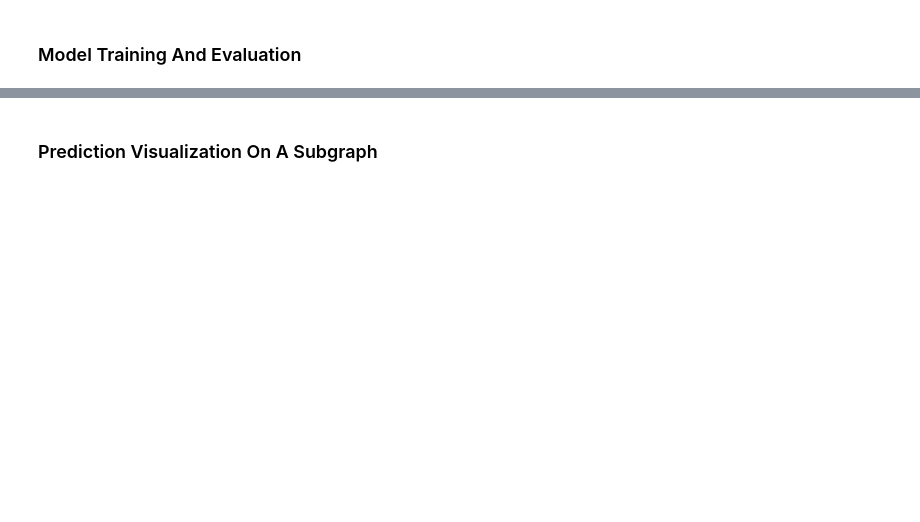
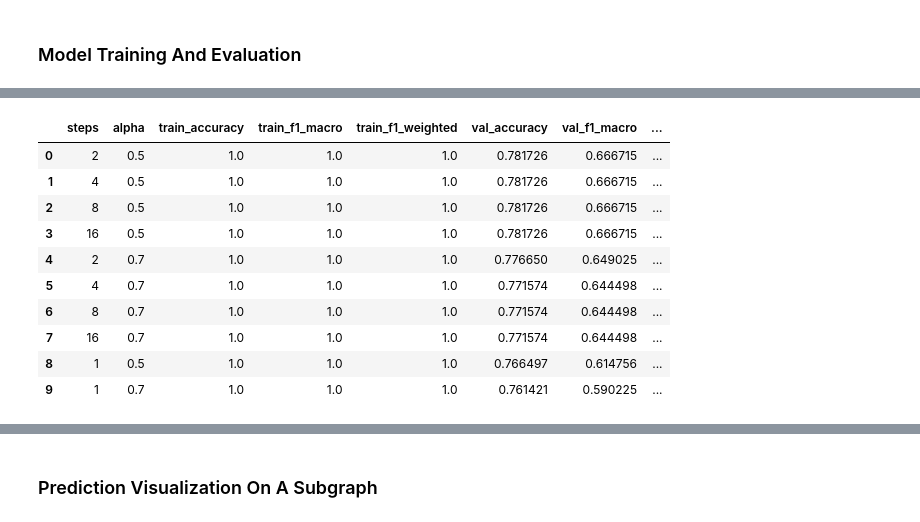
Before and after one commit to vladmysko123/IW1.-Graph-ML, a Jupyter notebook: main.ipynb, the cells around one changed output, grey strips where cells are left out. Saved outputs shown, nothing was run; the diff lists cells and outputs as text; code cells hidden in the pictures; blank space fills up the shorter version.

```diff
--- a/main.ipynb
+++ b/main.ipynb
@@ -894,0 +1075,72 @@ plt.show()
+# %%
+ensemble_candidates = results_df.head(min(6, len(results_df)))
+ensemble_logit_list = []
+for _, row in ensemble_candidates.iterrows():
+    ensemble_logit_list.append(trained_runs[int(row["run_id"])]["logits"])
+ensemble_logits = torch.stack(ensemble_logit_list, dim=0).mean(dim=0)
+ensemble_probabilities = torch.softmax(ensemble_logits, dim=1)
+ensemble_predictions = ensemble_probabilities.argmax(dim=1)
+ensemble_scores = evaluate_predictions(ensemble_predictions, data)
+
+smoothing_trials = []
+for steps in [1, 2, 4, 8, 16]:
+    for alpha in [0.5, 0.7, 0.85, 0.95]:
+        smoothed_probabilities = smooth_probabilities(
+            ensemble_probabilities,
+            steps=steps,
+            alpha=alpha,
+            clamp_train=True,
+        )
+        smoothed_predictions = smoothed_probabilities.argmax(dim=1)
+        scores = evaluate_predictions(smoothed_predictions, data)
+        smoothing_trials.append(
+            {
+                "steps": steps,
+                "alpha": alpha,
+                **scores,
+                "predictions": smoothed_predictions,
+                "probabilities": smoothed_probabilities,
+            }
+        )
+
+smoothing_results_df = pd.DataFrame(
+    [
+        {key: value for key, value in row.items() if key not in {"predictions", "probabilities"}}
+        for row in smoothing_trials
+    ]
+).sort_values(
+    by=["val_accuracy", "val_f1_macro", "test_accuracy"],
+    ascending=False,
+).reset_index(drop=True)
+
+best_smoothing = max(
+    smoothing_trials,
+    key=lambda row: (row["val_accuracy"], row["val_f1_macro"], row["test_accuracy"]),
+)
+
+candidate_score_rows = [
+    {"method": "best_single", **{k: v for k, v in best_run.items() if k.endswith("accuracy") or k.endswith("f1_macro") or k.endswith("f1_weighted")}},
+    {"method": "ensemble_top_val", **ensemble_scores},
+    {"method": f"smoothed_ensemble_s{best_smoothing['steps']}_a{best_smoothing['alpha']}", **{k: v for k, v in best_smoothing.items() if k.endswith("accuracy") or k.endswith("f1_macro") or k.endswith("f1_weighted")}},
+]
+comparison_df = pd.DataFrame(candidate_score_rows).sort_values(
+    by=["val_accuracy", "val_f1_macro", "test_accuracy"],
+    ascending=False,
+).reset_index(drop=True)
+
+display(comparison_df)
+display(smoothing_results_df.head(10))
+
+if comparison_df.iloc[0]["method"] == "best_single":
+    final_predictions = best_run["predictions"]
+    final_probabilities = torch.softmax(best_run["logits"], dim=1)
+else:
+    final_predictions = best_smoothing["predictions"] if comparison_df.iloc[0]["method"].startswith("smoothed") else ensemble_predictions
+    final_probabilities = best_smoothing["probabilities"] if comparison_df.iloc[0]["method"].startswith("smoothed") else ensemble_probabilities
+
+best_run["predictions"] = final_predictions
+best_run["final_probabilities"] = final_probabilities
+best_run["final_method"] = comparison_df.iloc[0]["method"]
+
+print("Selected final method:", best_run["final_method"])
+# %% [output]
@@ -894,0 +1151,11 @@ plt.show()
+|  | steps | alpha | train_accuracy | train_f1_macro | train_f1_weighted | val_accuracy | val_f1_macro | ... |
+| 0 | 2 | 0.5 | 1.0 | 1.0 | 1.0 | 0.781726 | 0.666715 | ... |
+| 1 | 4 | 0.5 | 1.0 | 1.0 | 1.0 | 0.781726 | 0.666715 | ... |
+| 2 | 8 | 0.5 | 1.0 | 1.0 | 1.0 | 0.781726 | 0.666715 | ... |
+| 3 | 16 | 0.5 | 1.0 | 1.0 | 1.0 | 0.781726 | 0.666715 | ... |
+| 4 | 2 | 0.7 | 1.0 | 1.0 | 1.0 | 0.776650 | 0.649025 | ... |
+| 5 | 4 | 0.7 | 1.0 | 1.0 | 1.0 | 0.771574 | 0.644498 | ... |
+| 6 | 8 | 0.7 | 1.0 | 1.0 | 1.0 | 0.771574 | 0.644498 | ... |
+| 7 | 16 | 0.7 | 1.0 | 1.0 | 1.0 | 0.771574 | 0.644498 | ... |
+| 8 | 1 | 0.5 | 1.0 | 1.0 | 1.0 | 0.766497 | 0.614756 | ... |
+| 9 | 1 | 0.7 | 1.0 | 1.0 | 1.0 | 0.761421 | 0.590225 | ... |
```
Also changed, not shown: parts of 17 cells of this notebook.
